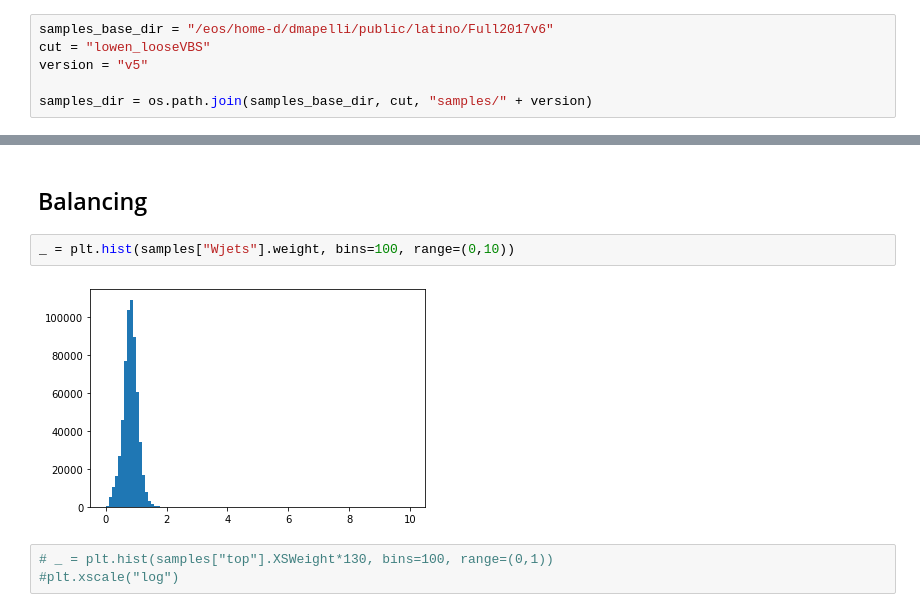
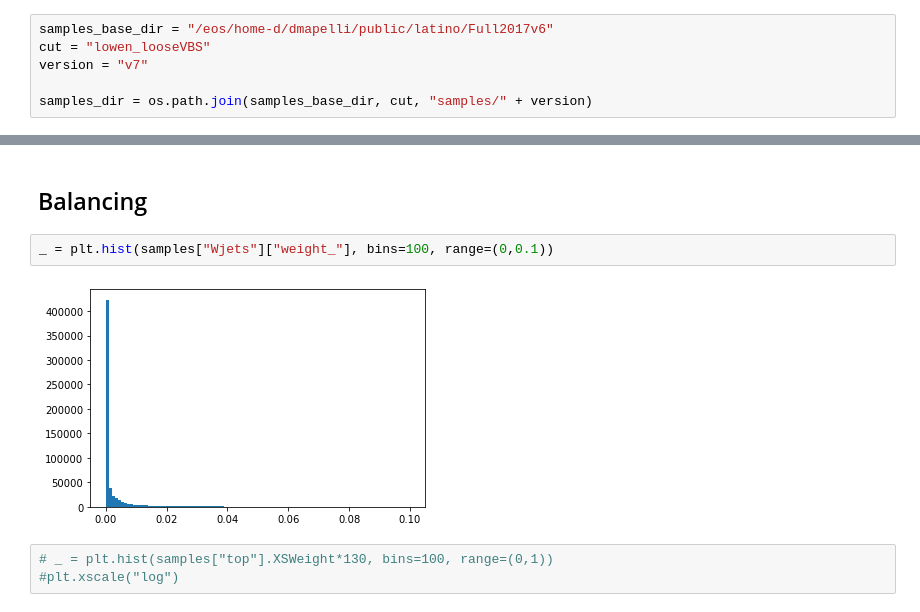
Before and after one commit to UniMiBAnalyses/ML_classification, a Jupyter notebook: DataPreparation.ipynb, the cells around one changed output, grey strips where cells are left out. Drawn from its saved outputs; the diff is of its cells as text.

```diff
--- a/DataPreparation.ipynb
+++ b/DataPreparation.ipynb
@@ -13,7 +13,7 @@ mpl.rcParams["image.origin"] = 'lower'
 # %%
 samples_base_dir = "/eos/home-d/dmapelli/public/latino/Full2017v6"
 cut = "lowen_looseVBS"
-version = "v5"
+version = "v7"
 
 samples_dir = os.path.join(samples_base_dir, cut, "samples/" + version)
 # %%
@@ -65,9 +65,9 @@ from sklearn.preprocessing import LabelEncoder
 # %% [markdown]
 ## Balancing
 # %%
-_ = plt.hist(samples["Wjets"].weight, bins=100, range=(0,10))
+_ = plt.hist(samples["Wjets"]["weight_"], bins=100, range=(0,0.1))
 # %% [output]
-[figure, old version]
+[figure, new version]
 # %%
 # _ = plt.hist(samples["top"].XSWeight*130, bins=100, range=(0,1))
 #plt.xscale("log")
```
Also changed, not shown: parts of 6 cells of this notebook, 1 other file.
